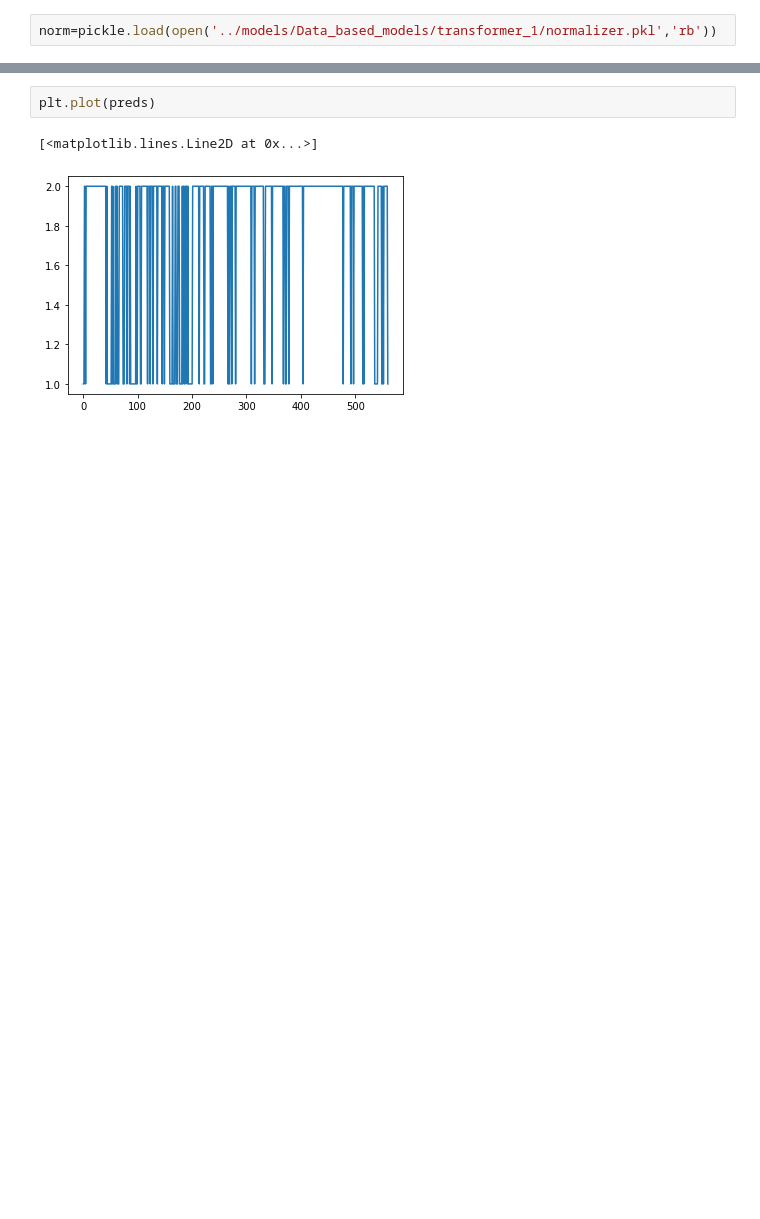
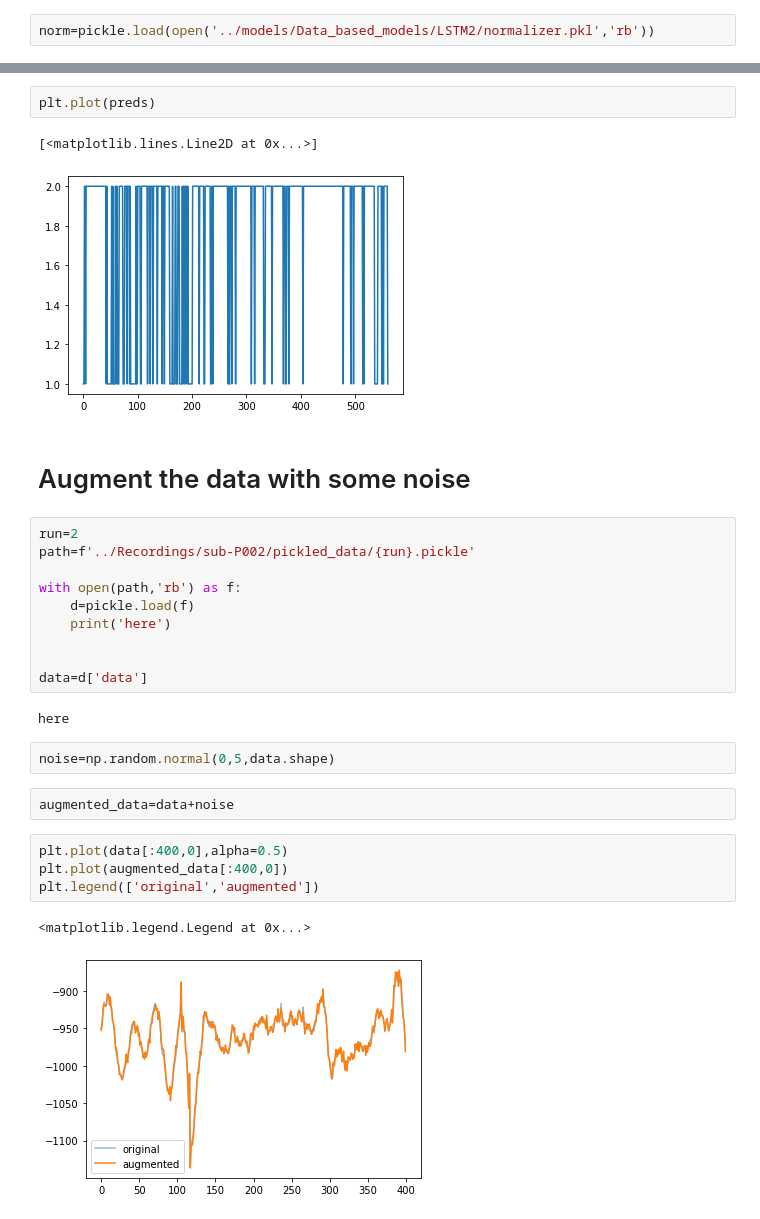
Before and after one commit to Prakyathkantharaju/Thesis_Speed_estimation, a Jupyter notebook: Processing/processing.ipynb, the cells around one changed output, grey strips where cells are left out. Drawn from its saved outputs; the diff is of its cells as text; blank space fills up the shorter version.

```diff
--- a/Processing/processing.ipynb
+++ b/Processing/processing.ipynb
@@ -152,4 +154,4 @@ imu data
 # %%
-norm=pickle.load(open('../models/Data_based_models/transformer_1/normalizer.pkl','rb'))
+norm=pickle.load(open('../models/Data_based_models/LSTM2/normalizer.pkl','rb'))
 # %%
 X,Y=split(data,1
@@ -211,3 +218,28 @@ plt.plot(preds)
 # %% [output]
 [<matplotlib.lines.Line2D at 0x...>]
 [figure]
+# %% [markdown]
+# Augment the data with some noise
+# %%
+run=2
+path=f'../Recordings/sub-P002/pickled_data/{run}.pickle'
+
+with open(path,'rb') as f:
+    d=pickle.load(f)
+    print('here')
+
+
+data=d['data']
+# %% [output]
+here
+# %%
+noise=np.random.normal(0,5,data.shape)
+# %%
+augmented_data=data+noise
+# %%
+plt.plot(data[:400,0],alpha=0.5)
+plt.plot(augmented_data[:400,0])
+plt.legend(['original','augmented'])
+# %% [output]
+<matplotlib.legend.Legend at 0x...>
+[figure, added]
```
Also changed, not shown: parts of 12 cells of this notebook.
